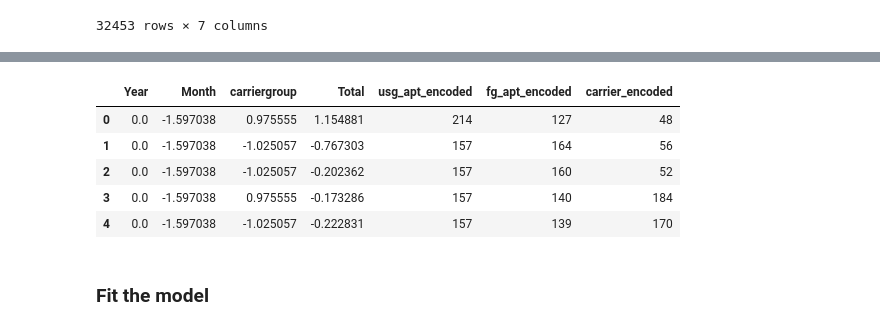
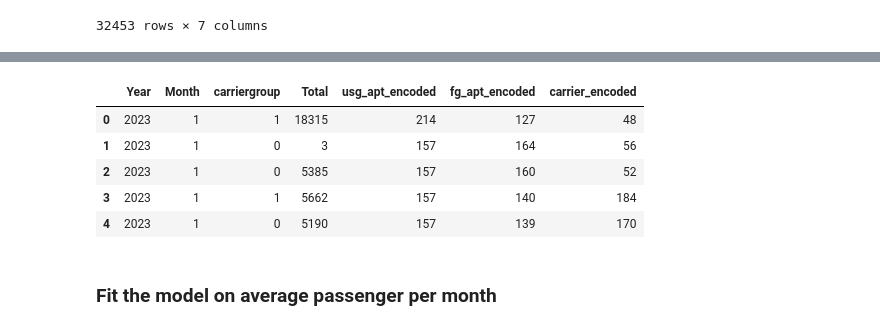
Before and after one commit to rishab-t0910/agco_ameren_hackathon, a Jupyter notebook: modelling_1.ipynb, the cells around one changed output, grey strips where cells are left out. Cells and saved outputs as stored; diff of their text form; code cells hidden in the pictures.

Commit message:
Updated modelling_1

```diff
--- a/modelling_1.ipynb
+++ b/modelling_1.ipynb
@@ -213,44 +177,28 @@ carrier_df
 # %%
 columns_to_encode = ['usg_apt', 'fg_apt', 'carrier']
 temp_df = carrier_df.copy()
 temp_df = temp_df[columns_to_encode]
 
-## Scale variables
-standard_scaler = StandardScaler()
-model_df = pd.DataFrame(standard_scaler.fit_transform(carrier_df.drop(columns = columns_to_encode)))
-model_df = pd.concat([model_df, temp_df], axis=1)
+model_df = carrier_df.copy()
 
 ## Construct encoders
 le_usg_apt = LabelEncoder()
 le_fg_apt = LabelEncoder()
 le_carrier = LabelEncoder()
 
 ## Encode the data
 model_df['usg_apt_encoded'] = le_usg_apt.fit_transform(model_df['usg_apt'])
 model_df['fg_apt_encoded'] = le_fg_apt.fit_transform(model_df['fg_apt'])
 model_df['carrier_encoded'] = le_carrier.fit_transform(model_df['carrier'])
-model_df = model_df.drop(columns=['usg_apt', 'fg_apt', 'carrier']).rename(columns = {0: "Year", 1:"Month", 2:"carriergroup", 3:"Total"})
-
-# ## Conduct PCA
-# pca = PCA()
-# pca.fit(one_hot_scaled)
-# one_hot_pca = pca.transform(one_hot_scaled)
-# explained_var = pca.explained_variance_ratio_
-
-# # ## Remove low variability
-# # one_hot.loc[-1] = list(explained_var)
-# # columns_to_drop = one_hot.columns[one_hot.iloc[-1] < (max(list(explained_var)) + min(list(explained_var)))/2]
-# # one_hot = one_hot.drop(columns=columns_to_drop)
-# # one_hot = one_hot.drop(-1)
-# # one_hot.head()
+model_df = model_df.drop(columns=['usg_apt', 'fg_apt', 'carrier']).rename(columns = {0:"Month", 1:"carriergroup", 2:"Total"})
 
 model_df.head()
 # %% [output]
 |  | Year | Month | carriergroup | Total | usg_apt_encoded | fg_apt_encoded | carrier_encoded |
-| 0 | 0.0 | -1.597038 | 0.975555 | 1.154881 | 214 | 127 | 48 |
-| 1 | 0.0 | -1.597038 | -1.025057 | -0.767303 | 157 | 164 | 56 |
-| 2 | 0.0 | -1.597038 | -1.025057 | -0.202362 | 157 | 160 | 52 |
-| 3 | 0.0 | -1.597038 | 0.975555 | -0.173286 | 157 | 140 | 184 |
-| 4 | 0.0 | -1.597038 | -1.025057 | -0.222831 | 157 | 139 | 170 |
+| 0 | 2023 | 1 | 1 | 18315 | 214 | 127 | 48 |
+| 1 | 2023 | 1 | 0 | 3 | 157 | 164 | 56 |
+| 2 | 2023 | 1 | 0 | 5385 | 157 | 160 | 52 |
+| 3 | 2023 | 1 | 1 | 5662 | 157 | 140 | 184 |
+| 4 | 2023 | 1 | 0 | 5190 | 157 | 139 | 170 |
 # %% [markdown]
-### Fit the model
+### Fit the model on average passenger per month
```
Also changed, not shown: parts of 13 cells of this notebook, 1 other file.
